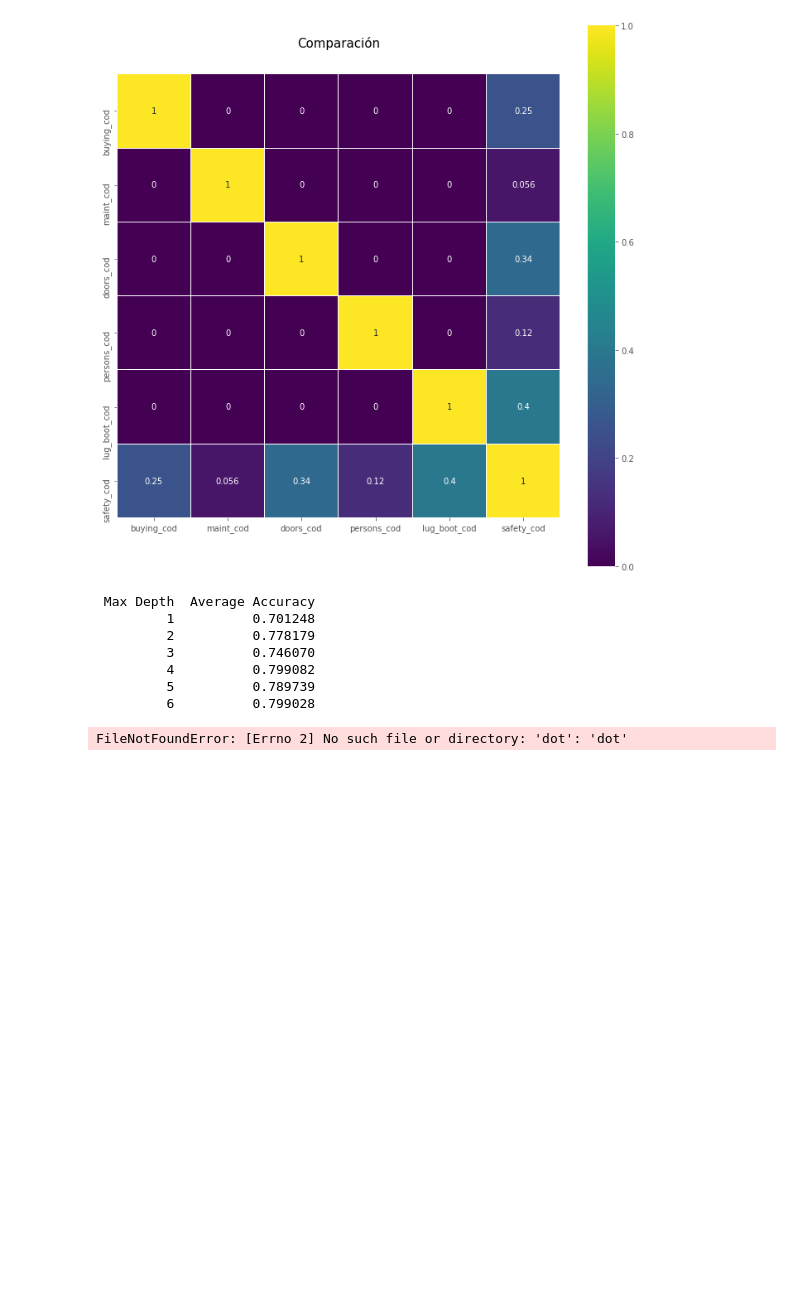
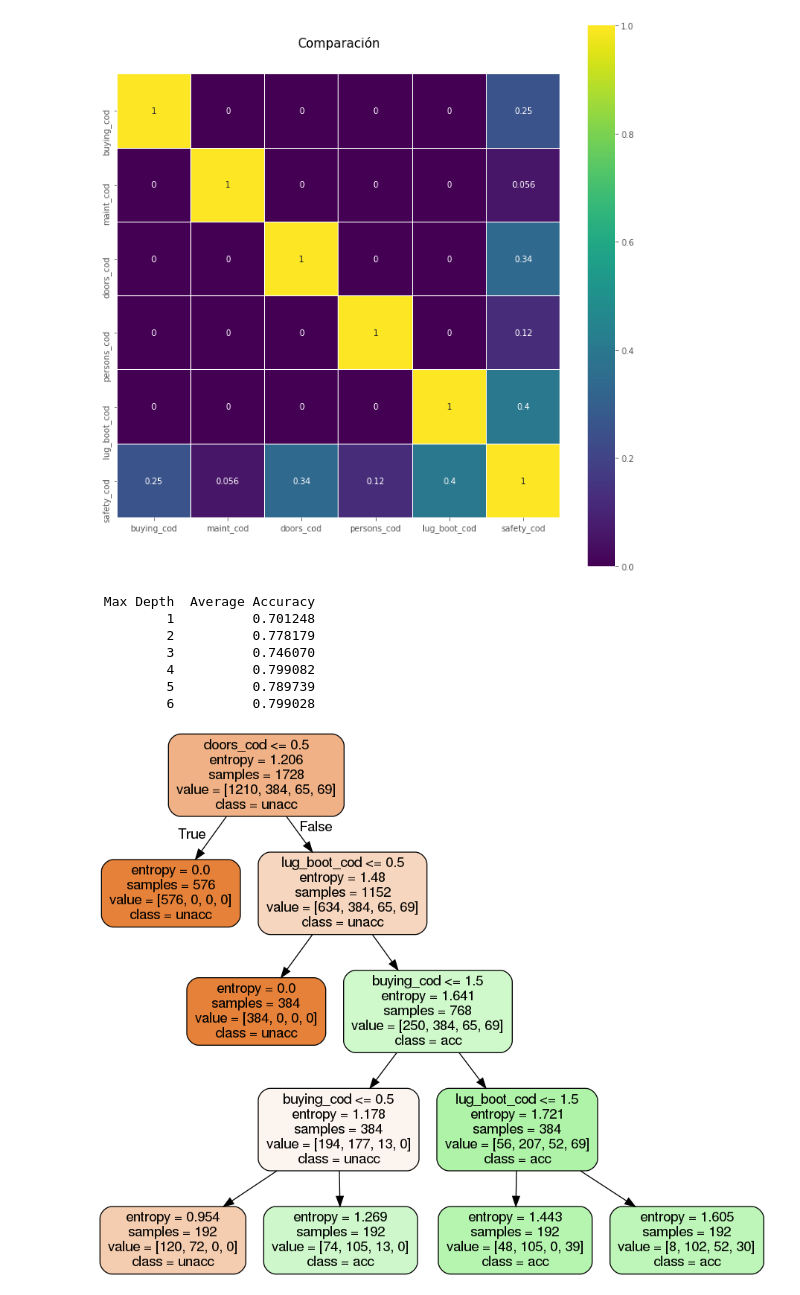
Before and after one commit to robagliom/cars_data, a Jupyter notebook: cars.ipynb, the cells around one changed output. Cells and saved outputs as stored; diff of their text form; code cells hidden in the pictures; blank space fills up the shorter version.

```diff
--- a/cars.ipynb
+++ b/cars.ipynb
@@ -263,32 +263,37 @@ print(df.to_string(index=False))
 # %%
 #En 4 niveles tenemos el porcentaje mas alto
 
 # Crear arrays de entrenamiento
 y_train = autos_cod['safety_cod']
 x_train = autos_cod.drop(['safety_cod'], axis=1).values
 
 # Crear Arbol de decision con profundidad = 4
 decision_tree = tree.DecisionTreeClassifier(criterion='entropy',
                                             min_samples_split=20,
                                             min_samples_leaf=5,
                                             max_depth = 4,
                                             #class_weight={1:3.5}
                                            )
 decision_tree.fit(x_train, y_train)
 
 # exportar el modelo a archivo .dot
 with open(r"cars_tree.dot", 'w') as f:
      f = tree.export_graphviz(decision_tree,
                               out_file=f,
                               max_depth = 7,
                               impurity = True,
                               feature_names = list(autos_cod.drop(['safety_cod'], axis=1)),
                               class_names = ['unacc','acc','vgood','good'],
                               rounded = True,
                               filled= True )
 
 # Convertir el archivo .dot a png para poder visualizarlo
-check_call(['dot','-Tpng',r'cars_tree.dot','-o',r'cars_tree.png'])
+#check_call(['dot','-Tpng',r'cars_tree.dot','-o',r'cars_tree.png'])
+#Si no tenemos graphviz
+#subprocess.call("sudo apt install graphviz",shell=True)
+#Creamos png desde dot
+import subprocess
+subprocess.call("dot -Tpng cars_tree.dot -o cars_tree.png",shell=True)
 PImage("cars_tree.png")
 # %% [output]
-FileNotFoundError: [Errno 2] No such file or directory: 'dot': 'dot'
+[figure, added]
```
Also changed, not shown: 1 other file.
